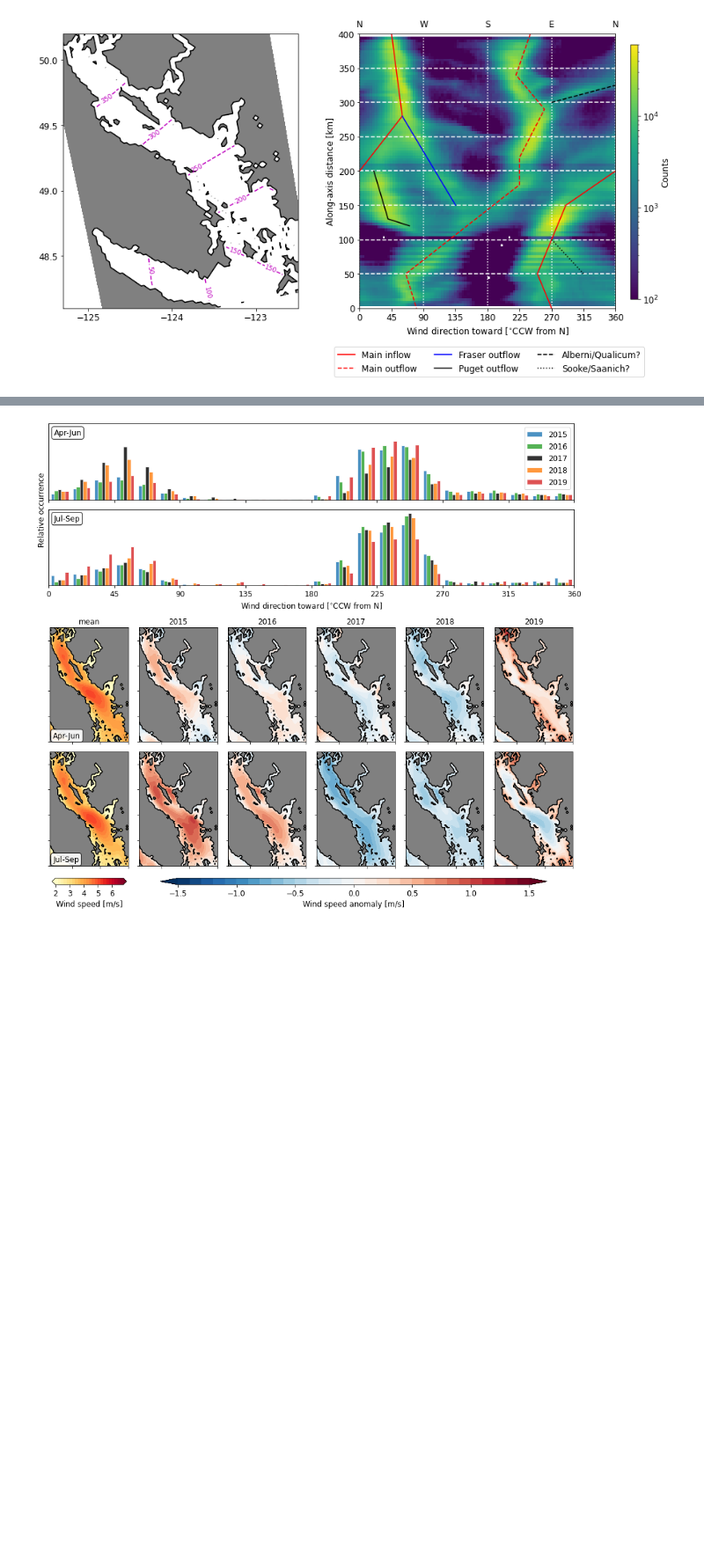
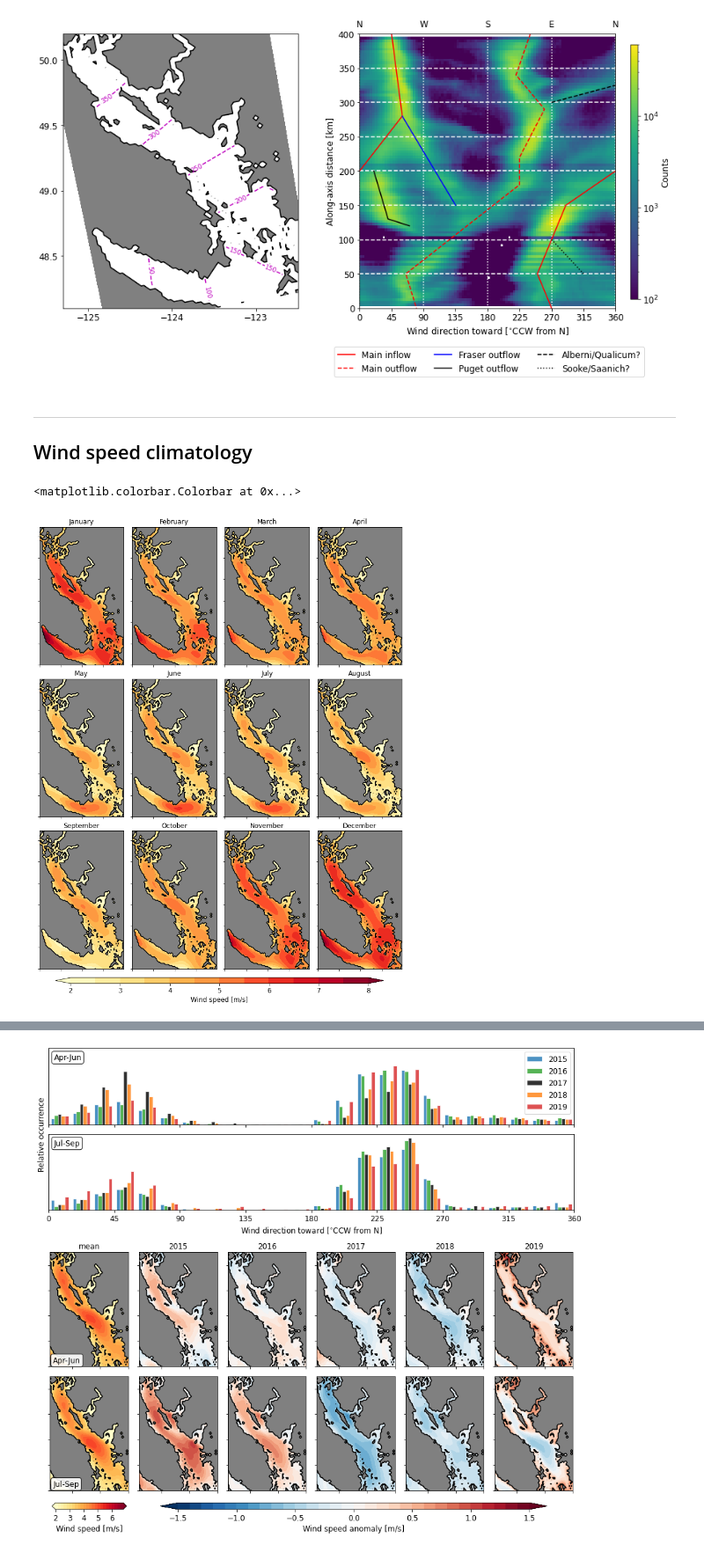
Before and after one commit to SalishSeaCast/analysis-ben, a Jupyter notebook: notebooks/windanalysis_new.ipynb, the cells around one changed output, grey strips where cells are left out. Shown at 88% size. Saved outputs shown, nothing was run; the diff lists cells and outputs as text; code cells hidden in the pictures; blank space fills up the shorter version.

Commit message:
Added monthly wind speed climatologies to windanalysis_new

```diff
--- a/notebooks/windanalysis_new.ipynb
+++ b/notebooks/windanalysis_new.ipynb
@@ -166,3 +167,30 @@ fig.colorbar(c, cax, label='Counts')
 # %% [output]
 <matplotlib.colorbar.Colorbar at 0x...>
 [figure]
+# %% [markdown]
+***
+
+## Wind speed climatology
+# %%
+time = HRDPS.time.values.astype('datetime64[s]').astype(datetime)
+u, v = [HRDPS[var].values for var in ('u_wind', 'v_wind')]
+wspd = np.sqrt(u**2 + v**2)
+# %%
+months = np.array([t.month for t in time])
+wspd_mean = wspd.mean(axis=0)
+# %%
+fig, axs = plt.subplots(3, 4, figsize=(12, 15), gridspec_kw={'wspace': 0.1, 'hspace': 0.1})
+
+for month, ax in zip(range(1, 13), axs.ravel()):
+    c = ax.contourf(wspd[months == month, ...].mean(axis=0), levels=np.arange(2, 8.1, 0.5), cmap='YlOrRd', extend='both')
+    ax.contourf(HRDPS.landmask, levels=[-0.01, 0.01], colors='gray', zorder=2)
+    ax.contour(HRDPS.landmask, levels=[-0.01, 0.01], colors='k')
+    ax.xaxis.set_ticklabels('')
+    ax.yaxis.set_ticklabels('')
+    ax.set_title(month_name[month])
+    ax.set_aspect(1)
+cax = fig.add_axes([0.16, 0.1, 0.7, 0.01])
+fig.colorbar(c, cax, label='Wind speed [m/s]', orientation='horizontal')
+# %% [output]
+<matplotlib.colorbar.Colorbar at 0x...>
+[figure, added]
```
Also changed, not shown: parts of 5 cells of this notebook.
